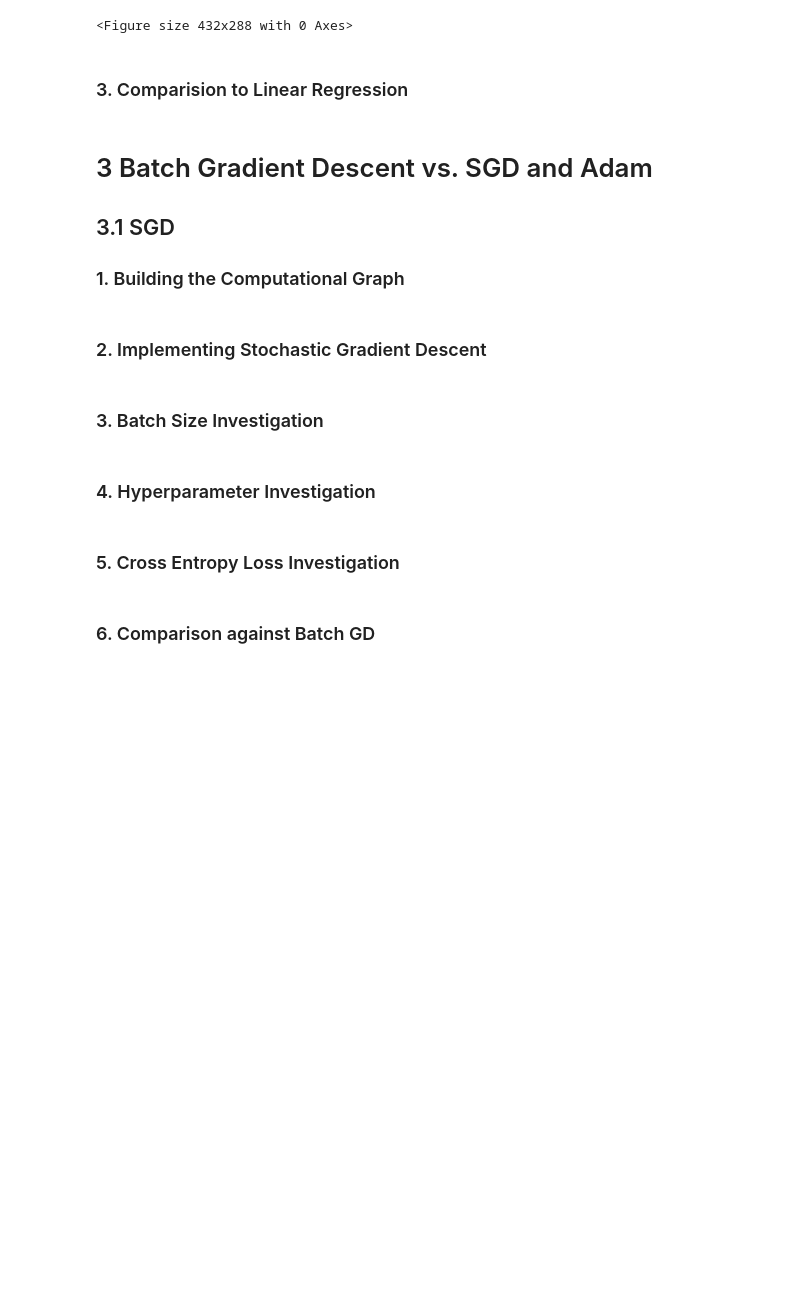
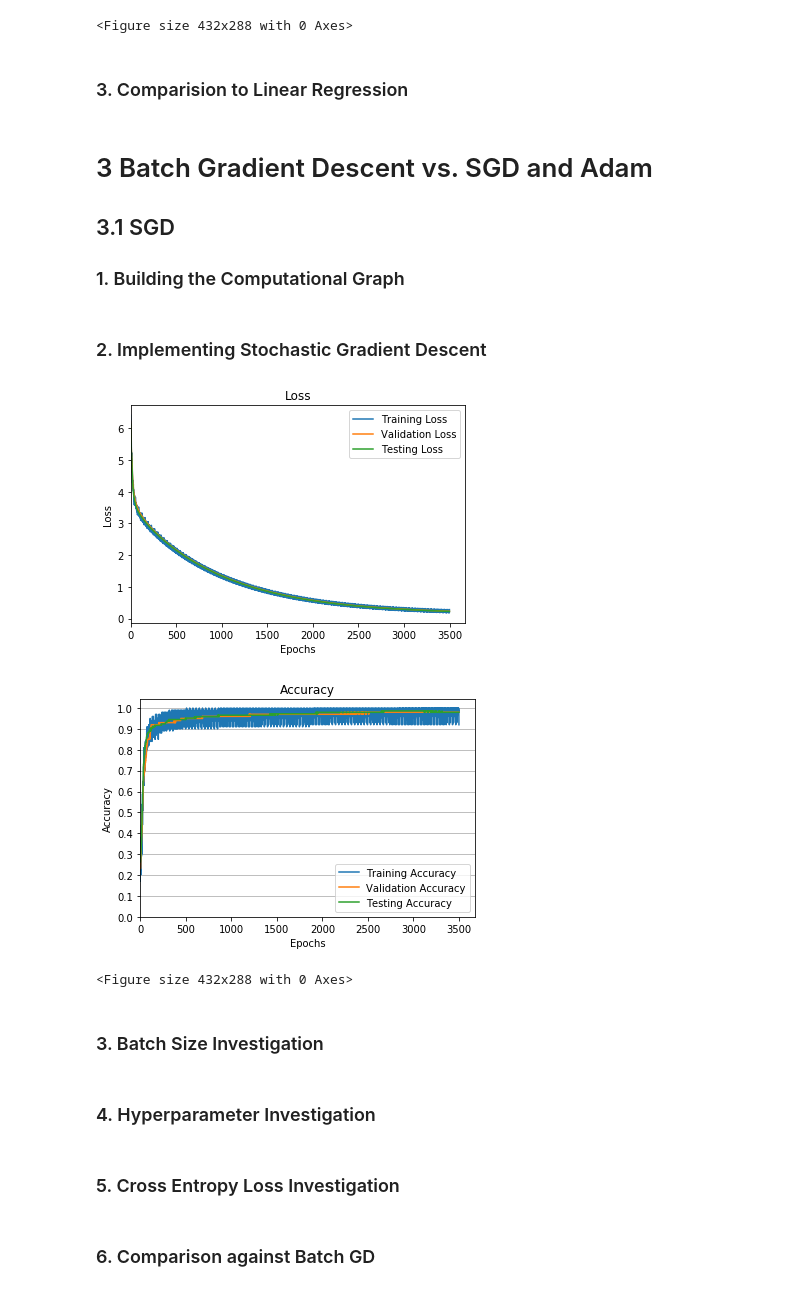
Before and after one commit to ekeilty17/ECE421-Assignments, a Jupyter notebook: A1/A1 WriteUp.ipynb, the cells around one changed output. Saved outputs shown, nothing was run; the diff lists cells and outputs as text; code cells hidden in the pictures; blank space fills up the shorter version.

```diff
--- a/A1/A1 WriteUp.ipynb
+++ b/A1/A1 WriteUp.ipynb
@@ -469,13 +518,91 @@ def buildGraph(loss="MSE"):
 # %%
 # Implement the SGD algorithm for a minibatch size of 500
 # optimizing over 700 epochs 2, minimizing the MSE (you will repeat this for the CE later).
 # Calculate the total number of batches required by dividing the number
 # of training instances by the minibatch size. After each epoch you will need to reshuffle the
 # training data and start sampling from the beginning again. Initially, set \lambda = 0 and continue
 # to use the same \alpha value (i.e. 0.001). After each epoch, store the training, validation and test
 # losses and accuracies. Use these to plot the loss and accuracy curves.
 
-# Dev
+def SGD(w, b, X, y, alpha, epochs, reg, error_tol, batch_size, lossType="MSE",
+                 validData=None, validTarget=None, testData=None, testTarget=None, randomize=False):
+    loss_func, grad_func = None, None
+    if lossType == "MSE":
+        loss_func, grad_func = MSE, gradMSE
+    elif lossType == "CE":
+        loss_func, grad_func = crossEntropyLoss, gradCE
+    else:
+        raise ValueError("Variable 'lossType' must be either 'MSE' or 'CE'.")
+
+    train_loss, train_acc = [], []
+    valid_loss, valid_acc = [], []
+    test_loss, test_acc = [], []
+    printing = False
+
+    batch_iter = BatchLoader((X, y), batch_size=batch_size)
+
+    for i in range(epochs):
+        for batch, targets in batch_iter:
+            grad_w, grad_b = grad_func(w, b, batch, targets, reg)
+            w -= alpha * grad_w
+            b -= alpha * grad_b
+
+            # Calculating Statistics
+            train_loss.append(loss_func(w, b, batch, targets, reg))
+            train_acc.append(accuracy(w, b, batch, targets))
+
+            if validData is not None and validTarget is not None:
+                valid_loss.append(loss_func(w, b, validData, validTarget, reg))
+                valid_acc.append(accuracy(w, b, validData, validTarget))
+            if testData is not None and testTarget is not None:
+                test_loss.append(loss_func(w, b, testData, testTarget, reg))
+                test_acc.append(accuracy(w, b, testData, testTarget))
+
+            # Print Losses and Accurancies if printing is on
+            if printing:
+                print(f"Training loss: {train_loss[-1]:.4f}\tTraining acc: {train_acc[-1] * 100:.2f}%")
+                if validData is not None and validTarget is not None:
+                    print(f"Validation loss: {valid_loss[-1]:.4f}\tValidation acc: {valid_acc[-1] * 100:.2f}%")
+                if testData is not None and testTarget is not None:
+                    print(f"Testing loss: {test_loss[-1]:.4f}\tTesting acc: {test_acc[-1] * 100:.2f}%")
+
+            # Check stopping condition
+            if i > 1 and np.abs(train_loss[-2] - train_loss[-1]) <= error_tol:
+                break
+        else:
+            continue
+        break
+
+    statistics = (train_loss, train_acc)
+    if validData is not None and validTarget is not None:
+        statistics += (valid_loss, valid_acc,)
+    if testData is not None and testTarget is not None:
+        statistics += (test_loss, test_acc,)
+    out = (w, b, *statistics)
+
+    return out
+
+X = trainData
+N = X.shape[0]
+d = X.shape[1] * X.shape[2]
+
+w = np.random.random_sample(d)
+w = w - w.mean()
+b = np.random.random_sample(1)
+w, b, *statistics = SGD(w, b, trainData, trainTarget, 0.005, 100, 0.1, 0.0001, 100, "CE", validData, validTarget, testData, testTarget)
+train_loss, train_acc, valid_loss, valid_acc, test_loss, test_acc = statistics
+#train_loss, train_acc = statistics
+
+plot_loss(np.arange(0, len(train_loss), 1), train_loss, valid_loss, test_loss, subplot=False)
+plt.show()
+plt.clf()
+plot_accuracy(np.arange(0, len(train_loss), 1), train_acc, valid_acc, test_acc, subplot=False)
+plt.show()
+plt.clf()
+# %% [output]
+[figure, added]
+[figure, added]
+<Figure size 432x288 with 0 Axes>
 # %% [markdown]
 ### 3. Batch Size Investigation
 # %%
```
Also changed, not shown: parts of 2 cells of this notebook, 1 other file.
